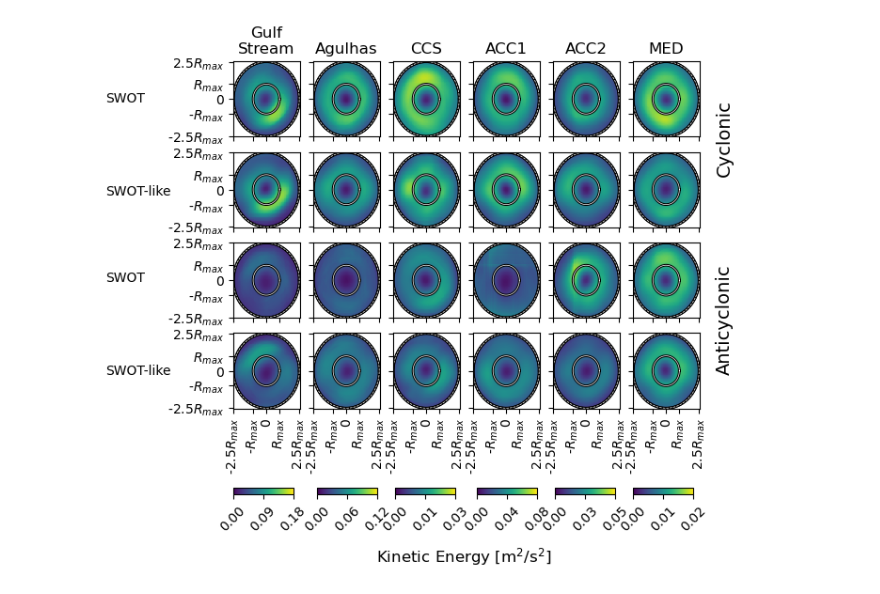
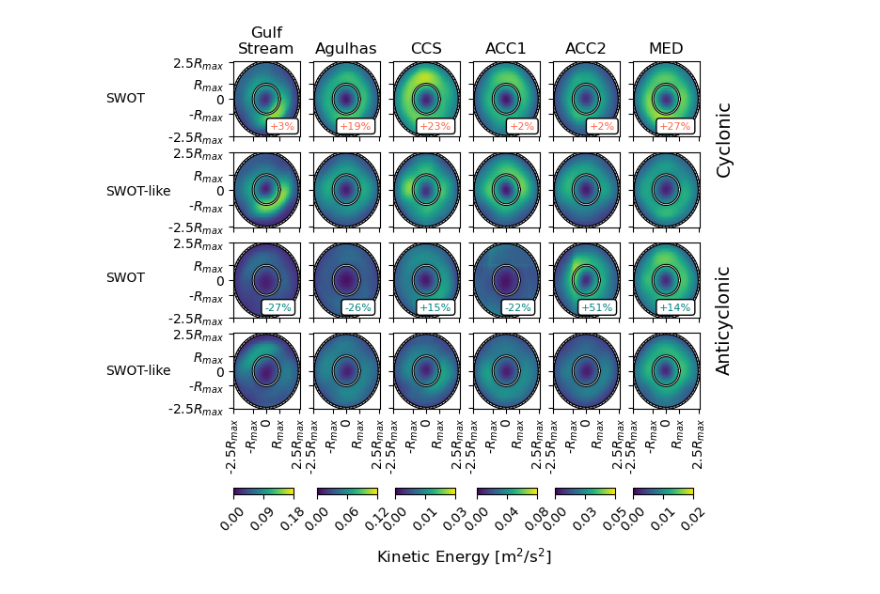
Before and after one commit to gmarechal/swot_composite, a Jupyter notebook: notebooks/Fig2.ipynb, the cells around one changed output. Saved outputs shown, nothing was run; the diff lists cells and outputs as text; code cells hidden in the pictures.

Commit message:
edit figure2 and figure3

```diff
--- a/notebooks/Fig2.ipynb
+++ b/notebooks/Fig2.ipynb
@@ -137,11 +137,14 @@ ax.set_title('Gulf\nStream')
 vmin = 0
 vmax = .18
 p1 = plot_composite(ax, KE_GS2_cyclonic, vmin, vmax, 'viridis')
+ax.text(.1, -.8, '+3%', color = 'tomato', bbox = props1, fontsize = 8)
+
 ax = axes[1][0]
 _ = plot_composite(ax, KE_GS2_DUACS_cyclonic, vmin, vmax, 'viridis')
 
 ax = axes[2][0]
 _ = plot_composite(ax, KE_GS2_anticyclonic, vmin, vmax, 'viridis')
+ax.text(-.05, -.8, '-27%', color = 'teal', bbox = props1, fontsize = 8)
 
 ax = axes[3][0]
 _ = plot_composite(ax, KE_GS2_DUACS_anticyclonic, vmin, vmax, 'viridis')
@@ -157,6 +160,7 @@ vmin = 0
 vmax = 0.12
 ax.set_title('Agulhas')
 p1 = plot_composite(ax, KE_AGULHAS_cyclonic, vmin, vmax, 'viridis')
+ax.text(-.2, -.8, '+19%', color = 'tomato', bbox = props1, fontsize = 8)
 
 ax = axes[1][1]
 _ = plot_composite(ax, KE_AGULHAS_DUACS_cyclonic, vmin, vmax, 'viridis')
@@ -164,6 +168,7 @@ _ = plot_composite(ax, KE_AGULHAS_DUACS_cyclonic, vmin, vmax, 'viridis')
 
 ax = axes[2][1]
 _ = plot_composite(ax, KE_AGULHAS_anticyclonic, vmin, vmax, 'viridis')
+ax.text(-.05, -.8, '-26%', color = 'teal', bbox = props1, fontsize = 8)
 
 ax = axes[3][1]
 _ = plot_composite(ax, KE_AGULHAS_DUACS_anticyclonic, vmin, vmax, 'viridis')
@@ -182,12 +187,14 @@ vmax = 0.025
 ax.set_title('CCS')
 # ax.pcolormesh(ds_GS2_DUACS_cyclonic.x, ds_GS2_DUACS_cyclonic.y, uspeed_GS2_cyclonic, vmin = 0, vmax = .4)
 p1= plot_composite(ax, KE_CCS_cyclonic, vmin, vmax, 'viridis')
+ax.text(-.2, -.8, '+23%', color = 'tomato', bbox = props1, fontsize = 8)
 
 ax = axes[1][2]
 _ = plot_composite(ax, KE_CCS_DUACS_cyclonic, vmin, vmax, 'viridis')
 
 ax = axes[2][2]
 _ = plot_composite(ax, KE_CCS_anticyclonic, vmin, vmax, 'viridis')
+ax.text(-.2, -.8, '+15%', color = 'teal', bbox = props1, fontsize = 8)
 
 ax = axes[3][2]
 _ = plot_composite(ax, KE_CCS_DUACS_anticyclonic, vmin, vmax, 'viridis')
@@ -206,6 +213,7 @@ vmax = 0.08
 ax.set_title('ACC1')
 # ax.pcolormesh(ds_GS2_DUACS_cyclonic.x, ds_GS2_DUACS_cyclonic.y, uspeed_GS2_cyclonic, vmin = 0, vmax = .4)
 p1 = plot_composite(ax, KE_ACC1_cyclonic, vmin, vmax, 'viridis')
+ax.text(.1, -.8, '+2%', color = 'tomato', bbox = props1, fontsize = 8)
 
 ax = axes[1][3]
 _ = plot_composite(ax, KE_ACC1_DUACS_cyclonic, vmin, vmax, 'viridis')
@@ -213,6 +221,7 @@ _ = plot_composite(ax, KE_ACC1_DUACS_cyclonic, vmin, vmax, 'viridis')
 
 ax = axes[2][3]
 _ = plot_composite(ax, KE_ACC1_anticyclonic, vmin, vmax, 'viridis')
+ax.text(-.05, -.8, '-22%', color = 'teal', bbox = props1, fontsize = 8)
 
 ax = axes[3][3]
 _ = plot_composite(ax, KE_ACC1_DUACS_anticyclonic, vmin, vmax, 'viridis')
@@ -231,6 +240,7 @@ vmax = 0.05
 ax.set_title('ACC2')
 # ax.pcolormesh(ds_GS2_DUACS_cyclonic.x, ds_GS2_DUACS_cyclonic.y, uspeed_GS2_cyclonic, vmin = 0, vmax = .4)
 p1 = plot_composite(ax, KE_ACC2_cyclonic,  vmin, vmax,  'viridis')
+ax.text(.1, -.8, '+2%', color = 'tomato', bbox = props1, fontsize = 8)
 
 
 ax = axes[1][4]
@@ -239,6 +249,7 @@ _ = plot_composite(ax, KE_ACC2_DUACS_cyclonic,  vmin, vmax,  'viridis')
 
 ax = axes[2][4]
 _ = plot_composite(ax, KE_ACC2_anticyclonic,  vmin, vmax,  'viridis')
+ax.text(-.15, -.8, '+51%', color = 'teal', bbox = props1, fontsize = 8)
 
 
 ax = axes[3][4]
@@ -260,36 +271,38 @@ vmax = 0.02
 ax.set_title('MED')
 # ax.pcolormesh(ds_GS2_DUACS_cyclonic.x, ds_GS2_DUACS_cyclonic.y, uspeed_GS2_cyclonic, vmin = 0, vmax = .4)
 p1 = plot_composite(ax, KE_MED_cyclonic,  vmin, vmax,  'viridis')
+ax.text(-.2, -.8, '+27%', color = 'tomato', bbox = props1, fontsize = 8)
 
 
 ax = axes[1][5]
 _ = plot_composite(ax, KE_MED_DUACS_cyclonic,  vmin, vmax,  'viridis')
 
 
 ax = axes[2][5]
 _ = plot_composite(ax, KE_MED_anticyclonic,  vmin, vmax,  'viridis')
+ax.text(-.2, -.8, '+14%', color = 'teal', bbox = props1, fontsize = 8)
 
 
 ax = axes[3][5]
 _ = plot_composite(ax, KE_MED_DUACS_anticyclonic, vmin, vmax,  'viridis')
 
 
 
 cax = fig.add_axes([.79, -.08, .1, 0.015])
 
 cbar = plt.colorbar(p1, cax = cax, orientation = 'horizontal', ticks = [vmin, (vmin+vmax)/2, vmax])
 cbar.ax.xaxis.set_major_formatter(mticker.FormatStrFormatter('%.2f'))
 
 # cbar.ax.set_xticklabels(clevs1[::1] rotation=90)
 cbar.ax.tick_params(rotation=45)
 # cbar.ax.set_title('Current speed [m/s]')
 ax.text(-17, -.1, 'SWOT-like')
 ax.text(-17, 2.4, 'SWOT')
 ax.text(-17, 4.7, 'SWOT-like')
 ax.text(-17, 7.2, 'SWOT')
 ax.text(1.5, 0, 'Anticyclonic', rotation = 90, fontsize = 14)
 ax.text(1.5, 5.3, 'Cyclonic', rotation = 90, fontsize = 14)
 ax.text(-8.8, -5.1, 'Kinetic Energy [m$^{2}$/s$^{2}$]', fontsize = 12)
 plt.savefig(path_output + 'Fig2.png', dpi = 300, bbox_inches = 'tight')
 # %% [output]
-[figure, old version]
+[figure, new version]
```
Also changed, not shown: 17 other files.
